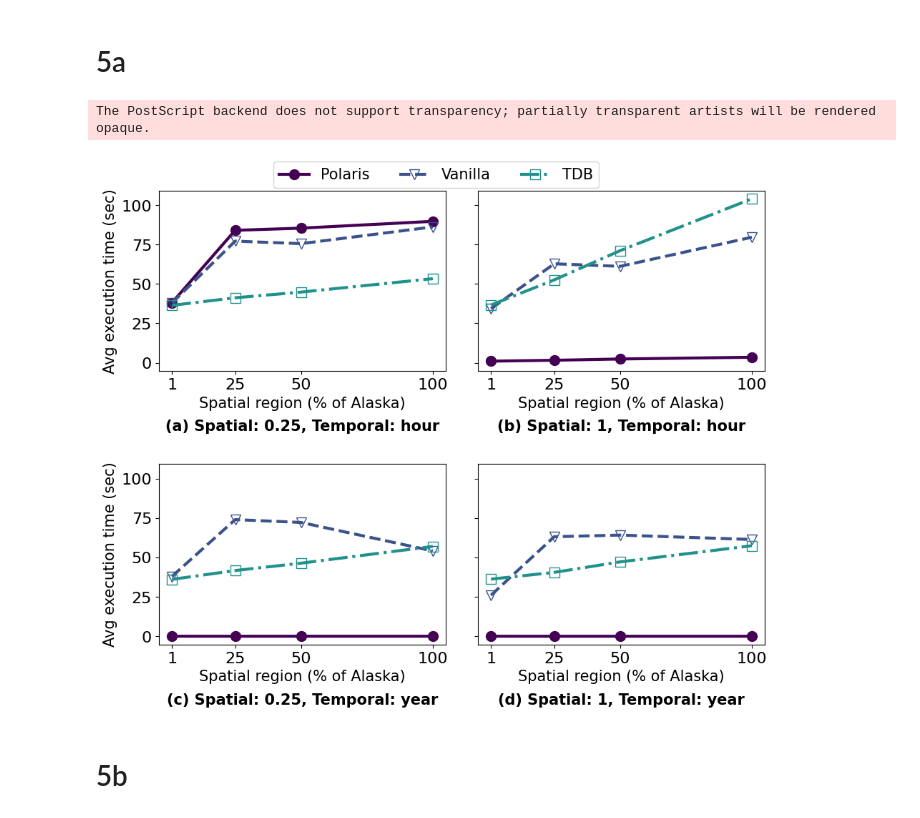
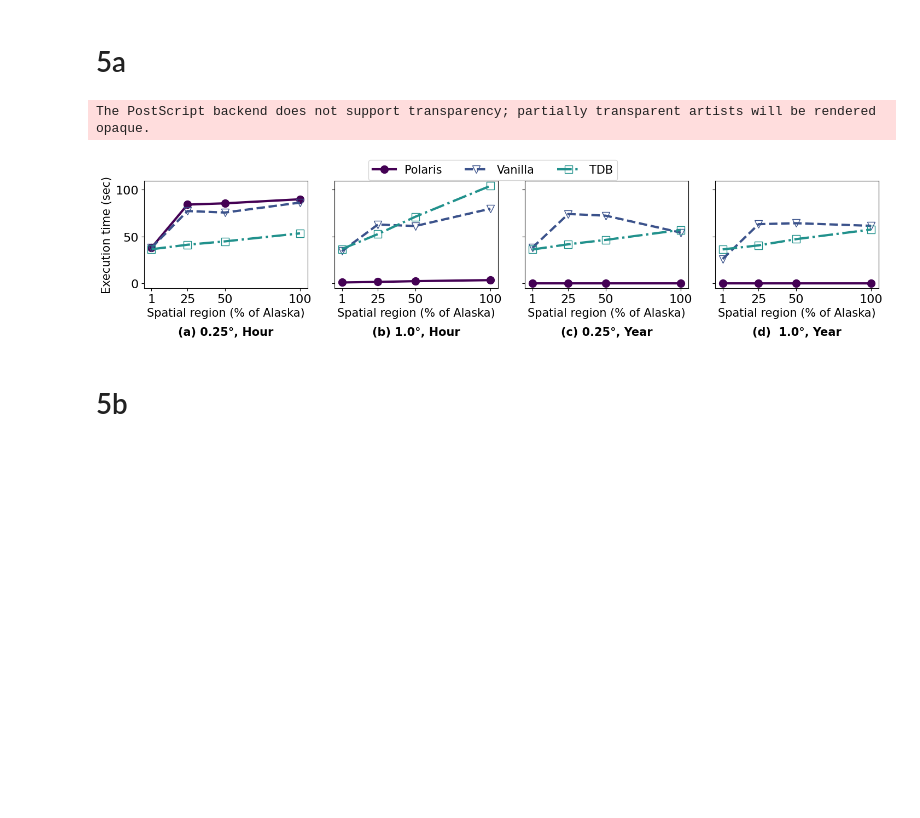
Before and after one commit to iharp3/experiment-kit, a Jupyter notebook: experiment/results/plot_refactor.ipynb, the cells around one changed output. Drawn from its saved outputs; the diff is of its cells as text; code cells hidden in the pictures; blank space fills up the shorter version.

Commit message:
1x4 plots

```diff
--- a/experiment/results/plot_refactor.ipynb
+++ b/experiment/results/plot_refactor.ipynb
@@ -142,11 +128,11 @@ def plot_subplot(ax, df_polaris, df_vanilla, df_tdb, title, ylab, ticklist, tick
     m_size=12
     ticksize=16
     line_width = 3
-    subplotyspacing=-0.3
+    subplotyspacing=-0.4
     below="top"
     subplot_font = "bold"
     xy_label_font = "small-caps"
-    y_label="Avg execution time (sec)"
+    y_label="Execution time (sec)"
     xlabelfontsize = 15
 
     # Define styles for each dataset
@@ -182,14 +168,20 @@ def custom_plot(df_polaris_all, df_vanilla_all, df_tdb_all,
                 col_name, colsize, rowsize, padding, anchor, subtitlesfontsize,
                 file_name):
 
-    fig, axs = plt.subplots(2, 2, figsize=(colsize, rowsize), sharey=True)
+    fig, axs = plt.subplots(1, 4, figsize=(colsize, rowsize), sharey=True)
 
     # Define plot configurations
+    # plot_configs = [
+    #     ("hour", 0.25, "(a) Spatial: 0.25, Temporal: hour", axs[0], True),
+    #     ("hour", 1, "(b) Spatial: 1, Temporal: hour", axs[1], False),
+    #     ("year", 0.25, "(c) Spatial: 0.25, Temporal: year", axs[2], False),
+    #     ("year", 1, "(d) Spatial: 1, Temporal: year", axs[3], False),
+    # ]
     plot_configs = [
-        ("hour", 0.25, "(a) Spatial: 0.25, Temporal: hour", axs[0, 0], True),
-        ("hour", 1, "(b) Spatial: 1, Temporal: hour", axs[0, 1], False),
-        ("year", 0.25, "(c) Spatial: 0.25, Temporal: year", axs[1, 0], True),
-        ("year", 1, "(d) Spatial: 1, Temporal: year", axs[1, 1], False),
+        ("hour", 0.25, "(a) 0.25\N{DEGREE SIGN}, Hour", axs[0], True),
+        ("hour", 1, "(b) 1.0\N{DEGREE SIGN}, Hour", axs[1], False),
+        ("year", 0.25, "(c) 0.25\N{DEGREE SIGN}, Year", axs[2], False),
+        ("year", 1, "(d)  1.0\N{DEGREE SIGN}, Year", axs[3], False),
     ]
     df_polaris = df_polaris_all[df_polaris_all["category"]==col_name]
     df_vanilla = df_vanilla_all[df_vanilla_all["category"]==col_name]
@@ -244,22 +220,22 @@ def get_res_df(df, s_res, t_res):
 # %%
 col_name="changing_area"
 custom_plot(df_polaris_all,
             df_vanilla_all,
             df_tdb_all,
             timespan_bool=True,
             ticklist=[1, 25, 50, 100],
             ticklabels = [1, 25, 50, 100],
             x_label="Spatial region (% of Alaska)",
             category = get_category(col_name),
             col_name=col_name,
-            colsize=10,
-            rowsize = 8,
+            colsize=15,
+            rowsize = 4,
             padding=2.5,
-            anchor=(0.5,1.02),
+            anchor=(0.5,1.035),
             subtitlesfontsize=15,
-            file_name="5a.eps")
+            file_name="5a_r.eps")
 # %% [output]
 The PostScript backend does not support transparency; partially transparent artists will be rendered opaque.
-[figure, old version]
+[figure, new version]
 # %% [markdown]
 # 5b
```
Also changed, not shown: parts of 28 cells of this notebook.
